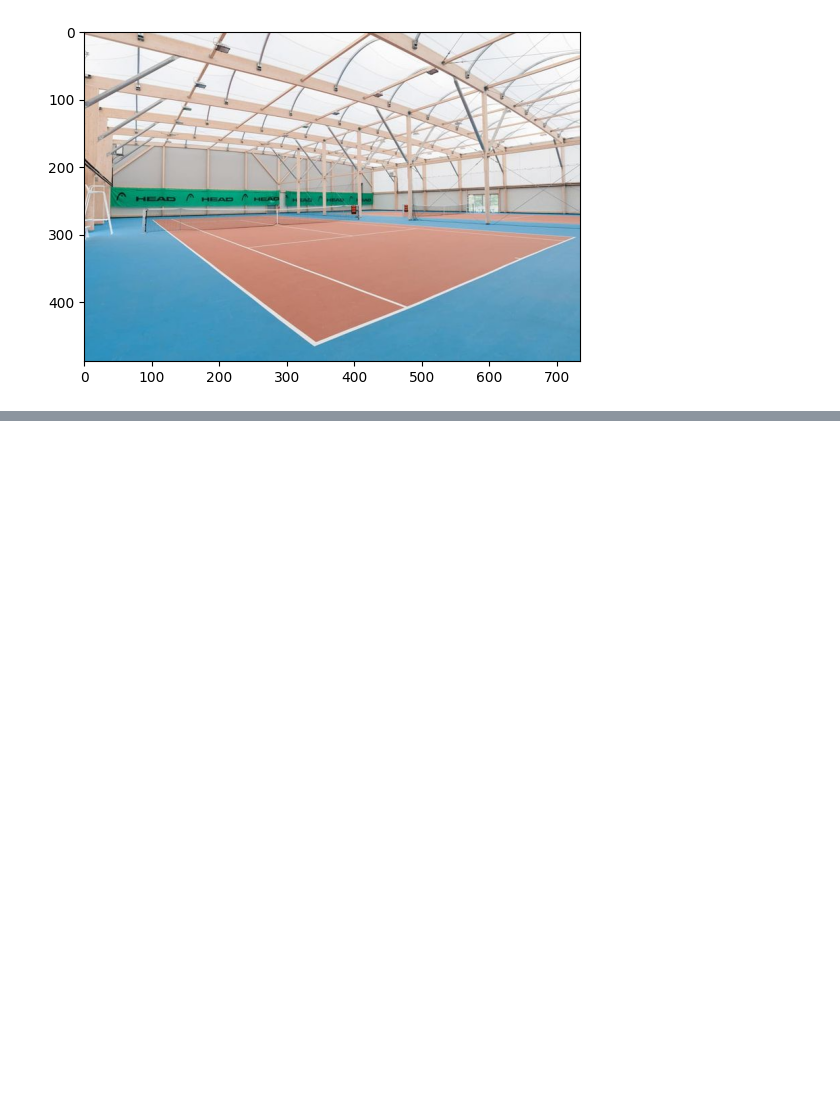
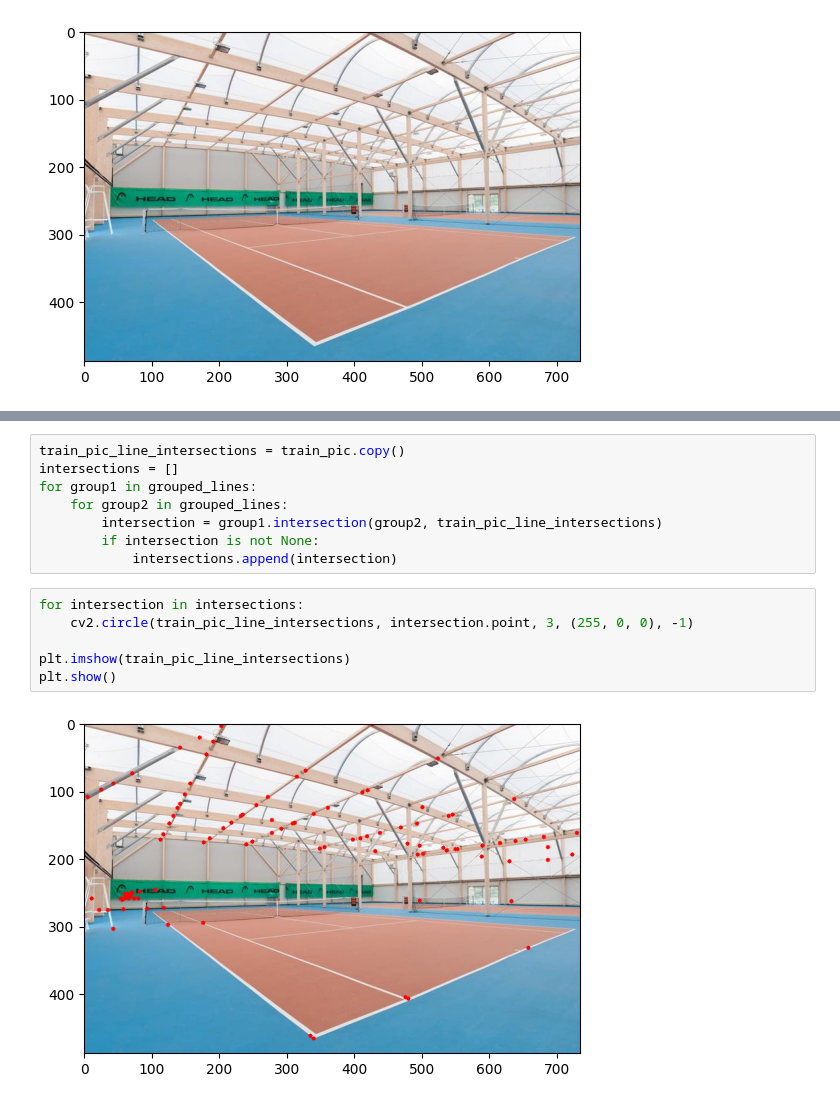
Before and after one commit to polymorvic/cv-sport-geometry, a Jupyter notebook: tennis-court-detection.ipynb, the cells around one changed output, grey strips where cells are left out. Drawn from its saved outputs; the diff is of its cells as text; blank space fills up the shorter version.

```diff
--- a/tennis-court-detection.ipynb
+++ b/tennis-court-detection.ipynb
@@ -24,0 +63,16 @@ plt.show()
+# %%
+train_pic_line_intersections = train_pic.copy()
+intersections = []
+for group1 in grouped_lines:
+    for group2 in grouped_lines:
+        intersection = group1.intersection(group2, train_pic_line_intersections)
+        if intersection is not None:
+            intersections.append(intersection)
+# %%
+for intersection in intersections:
+    cv2.circle(train_pic_line_intersections, intersection.point, 3, (255, 0, 0), -1)
+
+plt.imshow(train_pic_line_intersections)
+plt.show()
+# %% [output]
+[figure, added]
```
Also changed, not shown: parts of 17 cells of this notebook.
